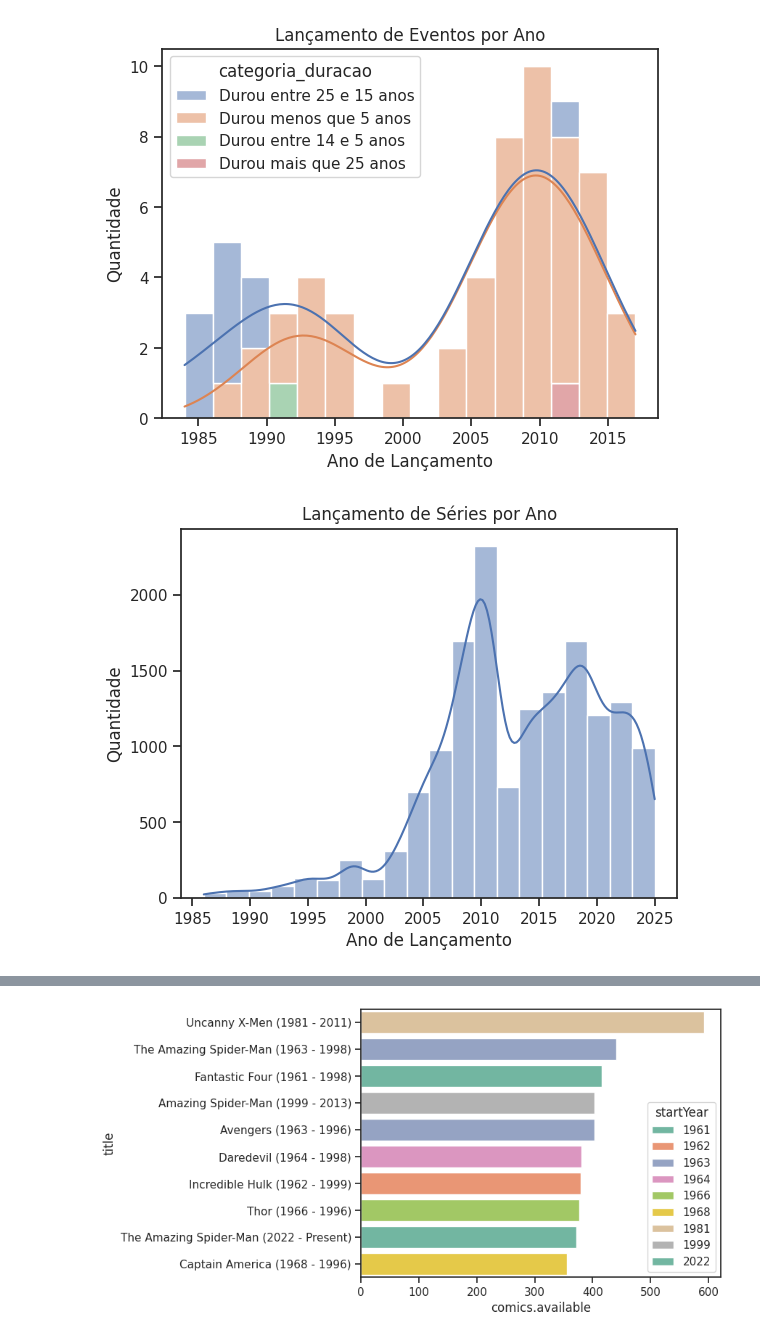
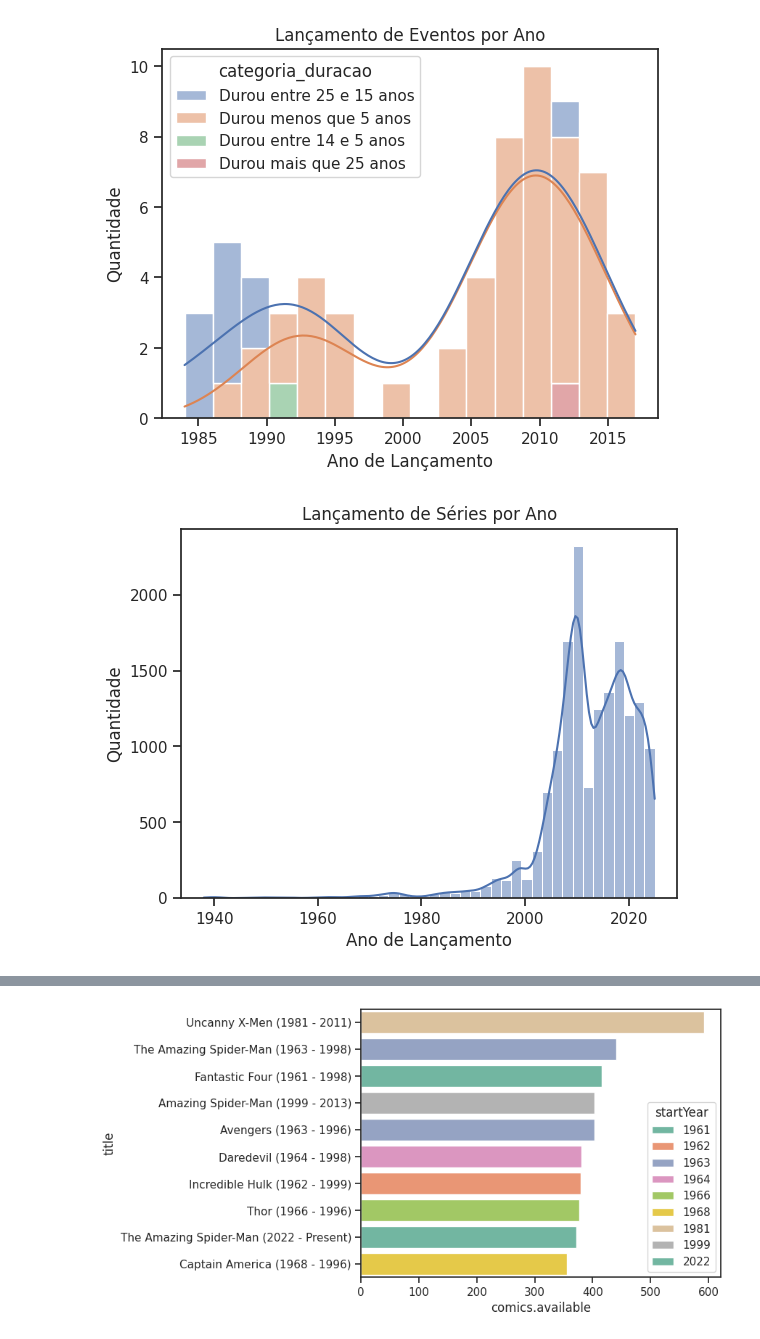
Before and after one commit to thamyrissacamoto/MarvelAPI, a Jupyter notebook: AnalisandoInsights.ipynb, the cells around one changed output, grey strips where cells are left out. Saved outputs shown, nothing was run; the diff lists cells and outputs as text; code cells hidden in the pictures.

```diff
--- a/AnalisandoInsights.ipynb
+++ b/AnalisandoInsights.ipynb
@@ -710,13 +586,13 @@ plt.show()
 # %% [output]
 [figure]
 # %%
-sns.histplot(data=series[(series["startYear"] > 1985) & (series["startYear"] <= 2025)], x="startYear", kde=True, binwidth=2)
+sns.histplot(data=series[(series["startYear"] > 1900) & (series["startYear"] <= 2025)], x="startYear", kde=True, binwidth=2)
 plt.title("Lançamento de Séries por Ano")
 plt.xlabel("Ano de Lançamento")
 plt.ylabel("Quantidade")
 plt.show()
 # %% [output]
-[figure, old version]
+[figure, new version]
 # %%
 fig, axes = plt.subplots(1, 3, figsize=(20, 5))  # 1 row, 2 columns
 
```
Also changed, not shown: parts of 52 cells of this notebook.
